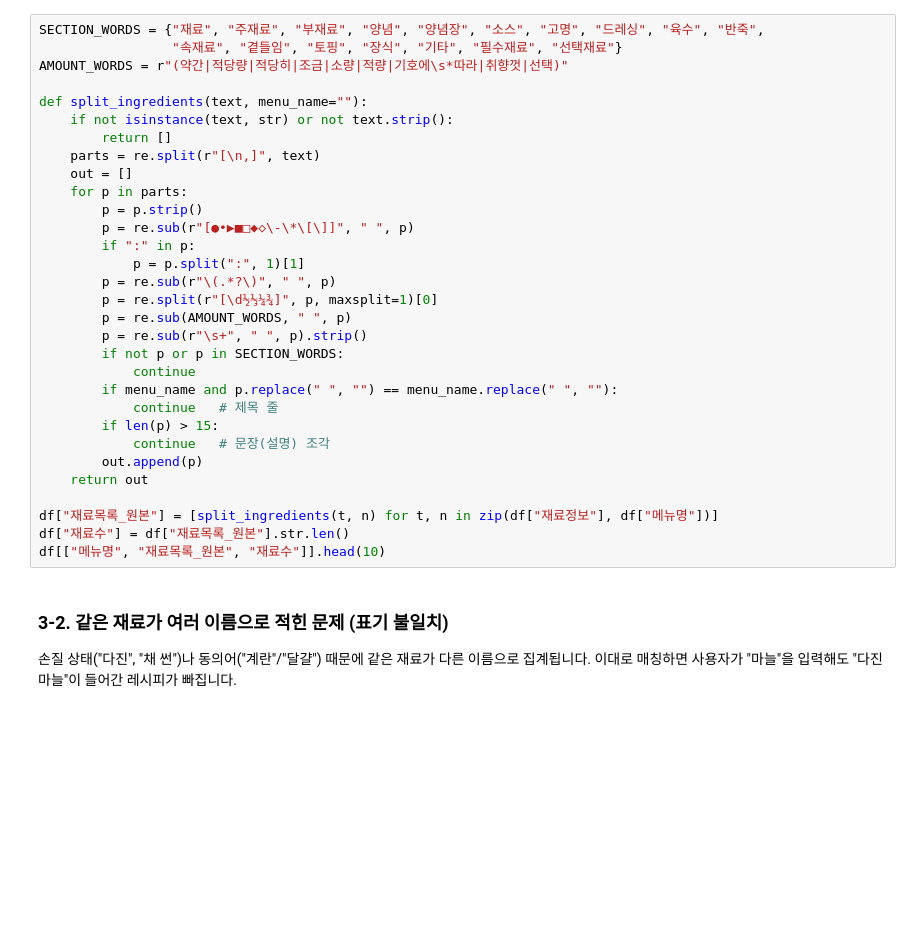
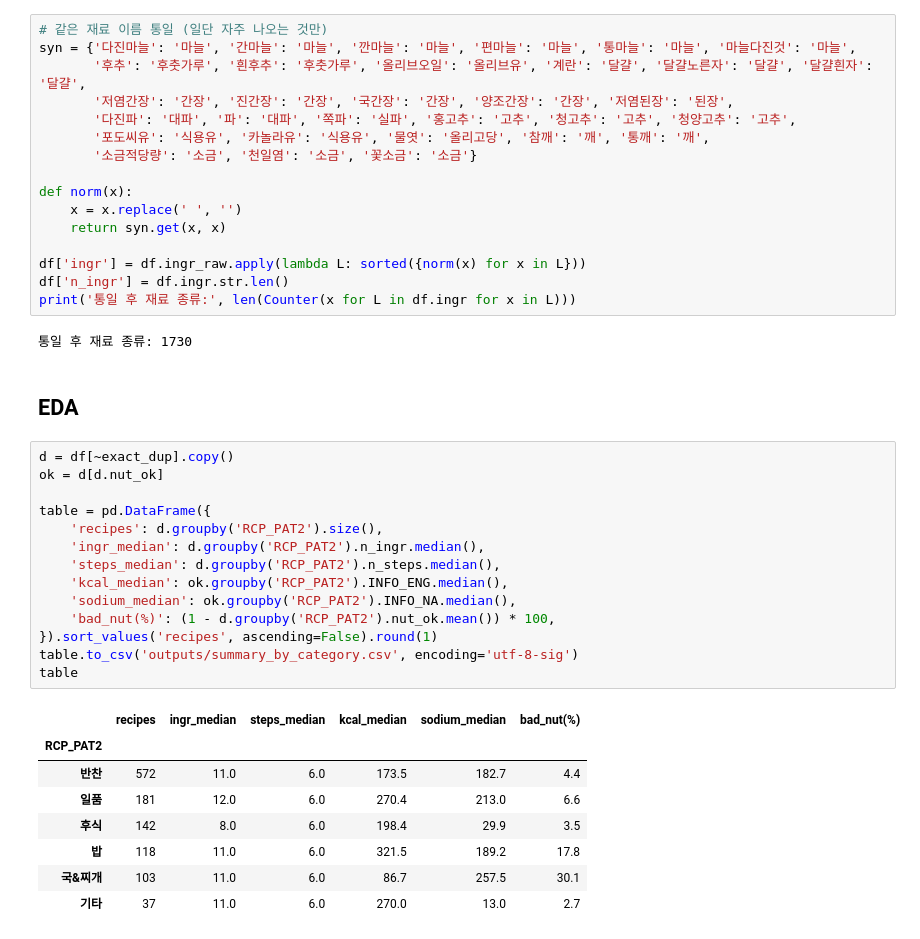
Before and after one commit to choissu0406/fridge-recipe-recommender, a Jupyter notebook: data_exploration.ipynb, the cells around one changed output. Saved outputs shown, nothing was run; the diff lists cells and outputs as text; blank space fills up the shorter version.

```diff
--- a/data_exploration.ipynb
+++ b/data_exploration.ipynb
@@ -163,36 +230,44 @@ for i, row in df.sample(5, random_state=1).iterrows():
-# %%
-SECTION_WORDS = {"재료", "주재료", "부재료", "양념", "양념장", "소스", "고명", "드레싱", "육수", "반죽",
-                 "속재료", "곁들임", "토핑", "장식", "기타", "필수재료", "선택재료"}
-AMOUNT_WORDS = r"(약간|적당량|적당히|조금|소량|적량|기호에\s*따라|취향껏|선택)"
-
-def split_ingredients(text, menu_name=""):
-    if not isinstance(text, str) or not text.strip():
-        return []
-    parts = re.split(r"[\n,]", text)
-    out = []
-    for p in parts:
-        p = p.strip()
-        p = re.sub(r"[●•▶■□◆◇\-\*\[\]]", " ", p)
-        if ":" in p:
-            p = p.split(":", 1)[1]
-        p = re.sub(r"\(.*?\)", " ", p)
-        p = re.split(r"[\d½⅓¼¾]", p, maxsplit=1)[0]
-        p = re.sub(AMOUNT_WORDS, " ", p)
-        p = re.sub(r"\s+", " ", p).strip()
-        if not p or p in SECTION_WORDS:
-            continue
-        if menu_name and p.replace(" ", "") == menu_name.replace(" ", ""):
-            continue   # 제목 줄
-        if len(p) > 15:
-            continue   # 문장(설명) 조각
-        out.append(p)
-    return out
-
-df["재료목록_원본"] = [split_ingredients(t, n) for t, n in zip(df["재료정보"], df["메뉴명"])]
-df["재료수"] = df["재료목록_원본"].str.len()
-df[["메뉴명", "재료목록_원본", "재료수"]].head(10)
-# %% [markdown]
-### 3-2. 같은 재료가 여러 이름으로 적힌 문제 (표기 불일치)
-손질 상태("다진", "채 썬")나 동의어("계란"/"달걀") 때문에 같은 재료가 다른 이름으로 집계됩니다.
-이대로 매칭하면 사용자가 "마늘"을 입력해도 "다진 마늘"이 들어간 레시피가 빠집니다.
+# %%
+# 같은 재료 이름 통일 (일단 자주 나오는 것만)
+syn = {'다진마늘': '마늘', '간마늘': '마늘', '깐마늘': '마늘', '편마늘': '마늘', '통마늘': '마늘', '마늘다진것': '마늘',
+       '후추': '후춧가루', '흰후추': '후춧가루', '올리브오일': '올리브유', '계란': '달걀', '달걀노른자': '달걀', '달걀흰자': '달걀',
+       '저염간장': '간장', '진간장': '간장', '국간장': '간장', '양조간장': '간장', '저염된장': '된장',
+       '다진파': '대파', '파': '대파', '쪽파': '실파', '홍고추': '고추', '청고추': '고추', '청양고추': '고추',
+       '포도씨유': '식용유', '카놀라유': '식용유', '물엿': '올리고당', '참깨': '깨', '통깨': '깨',
+       '소금적당량': '소금', '천일염': '소금', '꽃소금': '소금'}
+
+def norm(x):
+    x = x.replace(' ', '')
+    return syn.get(x, x)
+
+df['ingr'] = df.ingr_raw.apply(lambda L: sorted({norm(x) for x in L}))
+df['n_ingr'] = df.ingr.str.len()
+print('통일 후 재료 종류:', len(Counter(x for L in df.ingr for x in L)))
+# %% [output]
+통일 후 재료 종류: 1730
+# %% [markdown]
+## EDA
+# %%
+d = df[~exact_dup].copy()
+ok = d[d.nut_ok]
+
+table = pd.DataFrame({
+    'recipes': d.groupby('RCP_PAT2').size(),
+    'ingr_median': d.groupby('RCP_PAT2').n_ingr.median(),
+    'steps_median': d.groupby('RCP_PAT2').n_steps.median(),
+    'kcal_median': ok.groupby('RCP_PAT2').INFO_ENG.median(),
+    'sodium_median': ok.groupby('RCP_PAT2').INFO_NA.median(),
+    'bad_nut(%)': (1 - d.groupby('RCP_PAT2').nut_ok.mean()) * 100,
+}).sort_values('recipes', ascending=False).round(1)
+table.to_csv('outputs/summary_by_category.csv', encoding='utf-8-sig')
+table
+# %% [output]
+|  | recipes | ingr_median | steps_median | kcal_median | sodium_median | bad_nut(%) |
+| RCP_PAT2 |  |  |  |  |  |  |
+| 반찬 | 572 | 11.0 | 6.0 | 173.5 | 182.7 | 4.4 |
+| 일품 | 181 | 12.0 | 6.0 | 270.4 | 213.0 | 6.6 |
+| 후식 | 142 | 8.0 | 6.0 | 198.4 | 29.9 | 3.5 |
+| 밥 | 118 | 11.0 | 6.0 | 321.5 | 189.2 | 17.8 |
+| 국&찌개 | 103 | 11.0 | 6.0 | 86.7 | 257.5 | 30.1 |
+| 기타 | 37 | 11.0 | 6.0 | 270.0 | 13.0 | 2.7 |
 # %%
```
Also changed, not shown: parts of 49 cells of this notebook, 3 other files.
